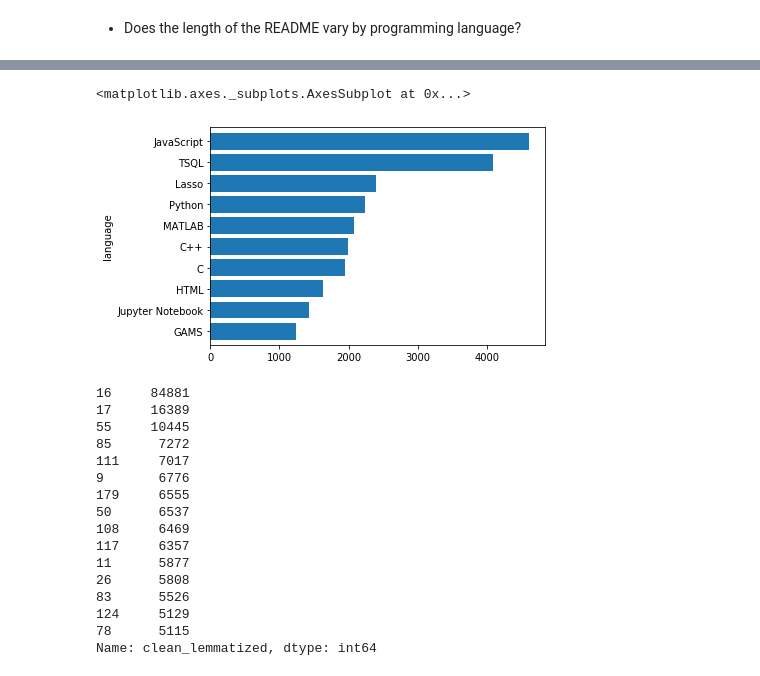
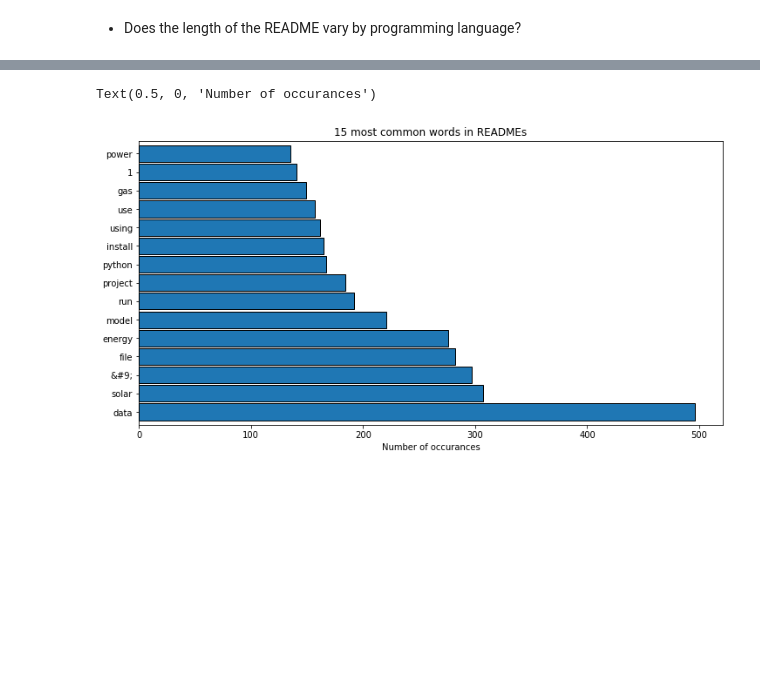
Before and after one commit to github-nlp-project/nlp-project, a Jupyter notebook: sonny_notebook.ipynb, the cells around one changed output, grey strips where cells are left out. Drawn from its saved outputs; the diff is of its cells as text; code cells hidden in the pictures; blank space fills up the shorter version.

```diff
--- a/sonny_notebook.ipynb
+++ b/sonny_notebook.ipynb
@@ -260,24 +192,9 @@ plt.show()
-# %%
-df.groupby('language')['clean_lemmatized_length'].mean().sort_values().tail(10).plot.barh(width=.8)
-# %% [output]
-<matplotlib.axes._subplots.AxesSubplot at 0x...>
-[figure, removed]
-# %%
-df.clean_lemmatized.apply(len).nlargest(15)
-# %% [output]
-16     84881
-17     16389
-55     10445
-85      7272
-111     7017
-9       6776
-179     6555
-50      6537
-108     6469
-117     6357
-11      5877
-26      5808
-83      5526
-124     5129
-78      5115
-Name: clean_lemmatized, dtype: int64
+# %%
+# What are the most common words in READMEs?
+all_words = ' '.join(df.clean_lemmatized).split()
+plt.figure(figsize=(12,6))
+pd.Series(all_words).value_counts().head(15).plot.barh(width=.9, ec='black', title='15 most common words in READMEs')
+plt.xlabel('Number of occurances')
+# %% [output]
+Text(0.5, 0, 'Number of occurances')
+[figure, added]
```
Also changed, not shown: parts of 17 cells of this notebook.
